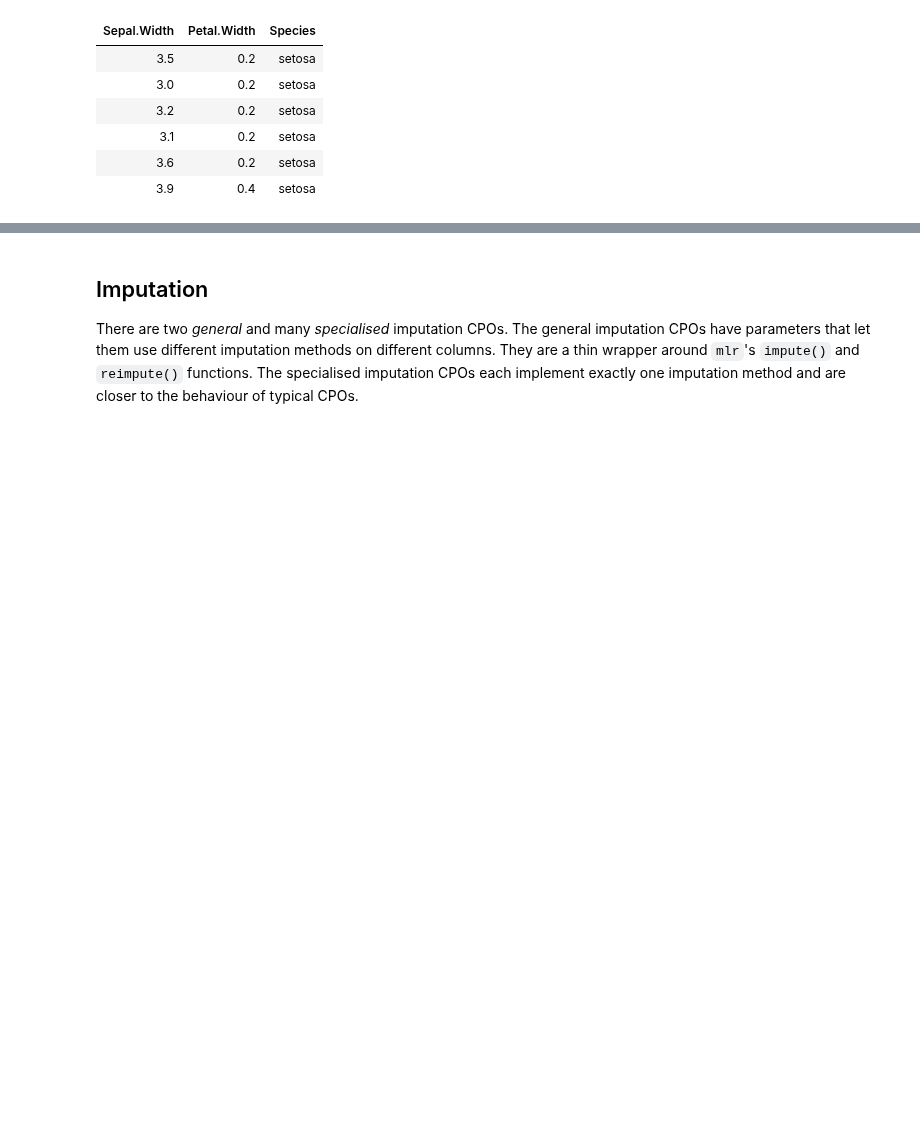
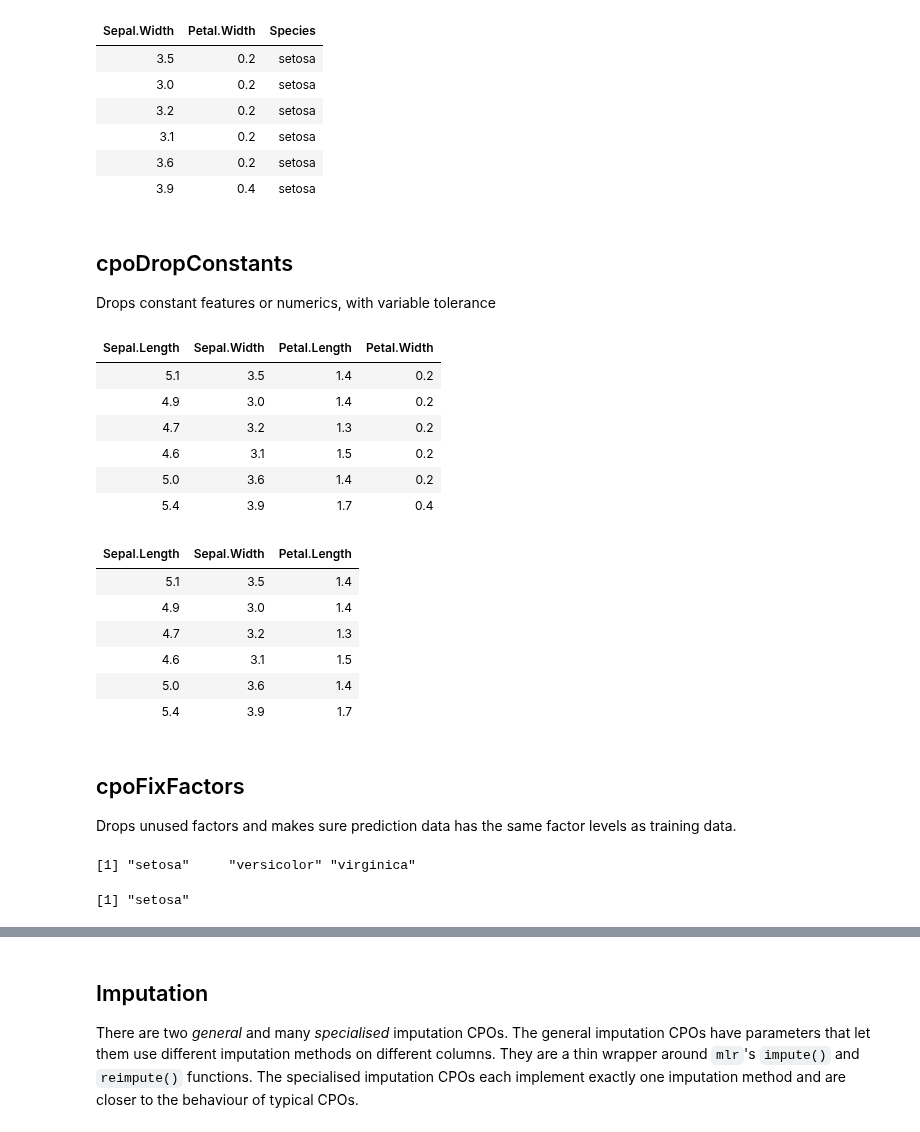
Before and after one commit to mlr-org/mlrCPO, a Jupyter notebook: todo-files/CPO Vignette.ipynb, the cells around one changed output, grey strips where cells are left out. Drawn from its saved outputs; the diff is of its cells as text; code cells hidden in the pictures; blank space fills up the shorter version.

```diff
--- a/todo-files/CPO Vignette.ipynb
+++ b/todo-files/CPO Vignette.ipynb
@@ -824,3 +842,36 @@ head(iris %>>% cpoSelect(pattern = "Width", type = "factor"))
 | 3.1 | 0.2 | setosa |
 | 3.6 | 0.2 | setosa |
 | 3.9 | 0.4 | setosa |
+# %% [markdown]
+## cpoDropConstants
+Drops constant features or numerics, with variable tolerance
+# %%
+head(iris) %>>% cpoDropConstants()  # drops 'species'
+head(iris) %>>% cpoDropConstants(abs.tol = 0.2)  # also drops 'Petal.Width'
+# %% [output]
+| Sepal.Length | Sepal.Width | Petal.Length | Petal.Width |
+| 5.1 | 3.5 | 1.4 | 0.2 |
+| 4.9 | 3.0 | 1.4 | 0.2 |
+| 4.7 | 3.2 | 1.3 | 0.2 |
+| 4.6 | 3.1 | 1.5 | 0.2 |
+| 5.0 | 3.6 | 1.4 | 0.2 |
+| 5.4 | 3.9 | 1.7 | 0.4 |
+| Sepal.Length | Sepal.Width | Petal.Length |
+| 5.1 | 3.5 | 1.4 |
+| 4.9 | 3.0 | 1.4 |
+| 4.7 | 3.2 | 1.3 |
+| 4.6 | 3.1 | 1.5 |
+| 5.0 | 3.6 | 1.4 |
+| 5.4 | 3.9 | 1.7 |
+# %% [markdown]
+## cpoFixFactors
+Drops unused factors and makes sure prediction data has the same factor levels as training data.
+# %%
+levels(iris$Species)
+# %% [output]
+[1] "setosa"     "versicolor" "virginica"
+# %%
+irisfix = head(iris) %>>% cpoFixFactors()  # Species only has level 'setosa' in train
+levels(irisfix$Species)
+# %% [output]
+[1] "setosa"
```
Also changed, not shown: parts of 20 cells of this notebook, 3 other files.
